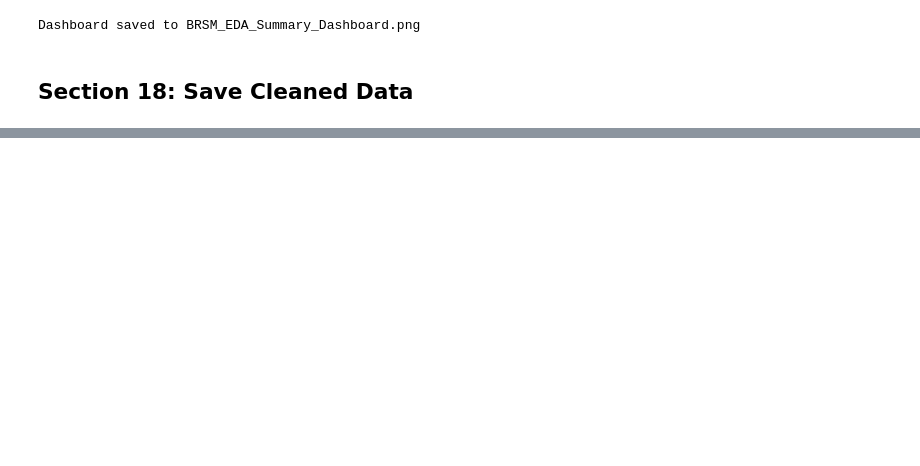
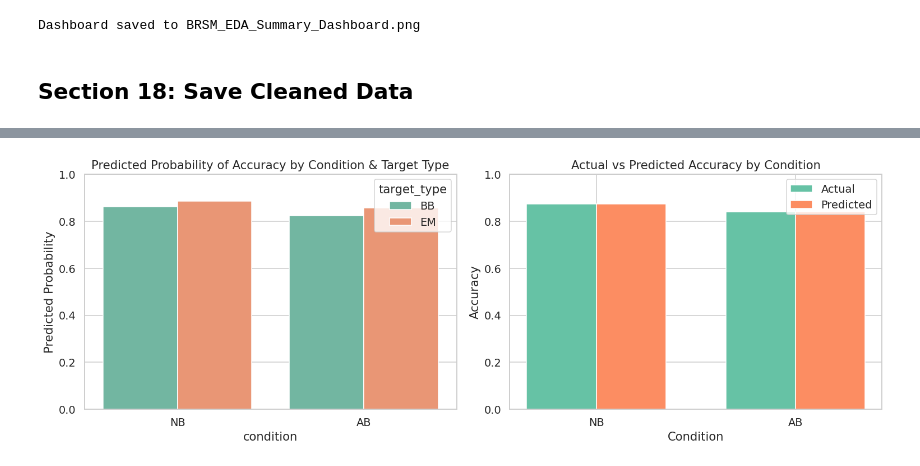
Before and after one commit to AlooKaLaddoo/Break-Fast_BRSM_Project, a Jupyter notebook: BRSM_EDA.ipynb, the cells around one changed output, grey strips where cells are left out. Saved outputs shown, nothing was run; the diff lists cells and outputs as text; code cells hidden in the pictures; blank space fills up the shorter version.

```diff
--- a/BRSM_EDA.ipynb
+++ b/BRSM_EDA.ipynb
@@ -1893,0 +2064,97 @@ All outputs saved to: d:\BRED\Break-Fast_BRSM_Project\BRSM_cleaned_outputs
+# %%
+import statsmodels.api as sm
+import statsmodels.formula.api as smf
+from scipy import stats
+
+# Prepare TRIALS_CLEAN if not already defined (using TRIALS as base)
+if 'TRIALS_CLEAN' not in locals():
+    print("Creating TRIALS_CLEAN from TRIALS...")
+    TRIALS_CLEAN = TRIALS.dropna(subset=['accuracy', 'rt', 'confidence']).copy()
+    TRIALS_CLEAN = TRIALS_CLEAN.drop_duplicates(subset=['subject_id', 'movie_id'], keep='first')
+    print(f"TRIALS_CLEAN shape: {TRIALS_CLEAN.shape}")
+
+# Prepare the data for the GLM model
+glm_data = TRIALS_CLEAN.copy()
+
+# Ensure 'condition' and 'target_type' are treated as categorical
+glm_data['condition'] = glm_data['condition'].astype('category')
+glm_data['target_type'] = glm_data['target_type'].astype('category')
+
+# Set reference categories for interpretation
+glm_data['condition'] = glm_data['condition'].cat.reorder_categories(['NB', 'AB'])  # NB as reference
+glm_data['target_type'] = glm_data['target_type'].cat.reorder_categories(['BB', 'EM'])  # BB as reference
+
+# ── Generalized Linear Model: Logistic Regression ────────────────────────────
+# Predicting accuracy (binary: correct=1, incorrect=0) based on condition, stimulus type, and their interaction
+formula = "accuracy ~ C(condition) * C(target_type)"
+
+# Fit as logistic regression (GLM with Binomial family)
+glm_model = smf.logit(formula=formula, data=glm_data).fit()
+
+print("=" * 80)
+print("GENERALIZED LINEAR MODEL (LOGISTIC REGRESSION)")
+print("=" * 80)
+print(glm_model.summary())
+
+# ── Model Statistics ────────────────────────────────────────────────────────
+print("\n" + "=" * 80)
+print("MODEL STATISTICS")
+print("=" * 80)
+print(f"Pseudo R-squared (McFadden): {glm_model.prsquared:.4f}")
+print(f"Log-Likelihood: {glm_model.llf:.2f}")
+print(f"AIC: {glm_model.aic:.2f}")
+print(f"BIC: {glm_model.bic:.2f}")
+
+# ── Odds Ratios ────────────────────────────────────────────────────────────
+print("\n" + "=" * 80)
+print("ODDS RATIOS (Exponentiated Coefficients)")
+print("=" * 80)
+odds_ratios = np.exp(glm_model.params)
+conf_int = np.exp(glm_model.conf_int())
+odds_summary = pd.DataFrame({
+    'Odds Ratio': odds_ratios,
+    'Lower CI': conf_int[0],
+    'Upper CI': conf_int[1]
+})
+print(odds_summary.round(4))
+
+# ── Predictions and Model Performance ────────────────────────────────────────
+glm_data['predicted_prob'] = glm_model.predict(glm_data)
+glm_data['predicted_accuracy'] = (glm_data['predicted_prob'] >= 0.5).astype(int)
+
+# Calculate accuracy of predictions
+model_accuracy = (glm_data['predicted_accuracy'] == glm_data['accuracy']).mean()
+print(f"\nModel Prediction Accuracy: {model_accuracy:.4f}")
+
+# ── Visualization of Model Predictions ────────────────────────────────────────
+fig, axes = plt.subplots(1, 2, figsize=(14, 5))
+
+# Plot 1: Predicted Probabilities by Condition and Target Type
+pred_data = glm_data.groupby(['condition', 'target_type'])['predicted_prob'].mean().reset_index()
+sns.barplot(x='condition', y='predicted_prob', hue='target_type', data=pred_data, ax=axes[0])
+axes[0].set_title('Predicted Probability of Accuracy by Condition & Target Type')
+axes[0].set_ylabel('Predicted Probability')
+axes[0].set_ylim([0, 1])
+
+# Plot 2: Actual vs Predicted by Condition
+actual_vs_pred = glm_data.groupby('condition').agg(
+    actual_accuracy = ('accuracy', 'mean'),
+    predicted_accuracy = ('predicted_prob', 'mean')
+).reset_index()
+x = np.arange(len(actual_vs_pred))
+width = 0.35
+axes[1].bar(x - width/2, actual_vs_pred['actual_accuracy'], width, label='Actual')
+axes[1].bar(x + width/2, actual_vs_pred['predicted_accuracy'], width, label='Predicted')
+axes[1].set_xlabel('Condition')
+axes[1].set_ylabel('Accuracy')
+axes[1].set_title('Actual vs Predicted Accuracy by Condition')
+axes[1].set_xticks(x)
+axes[1].set_xticklabels(actual_vs_pred['condition'])
+axes[1].legend()
+axes[1].set_ylim([0, 1])
+
+plt.tight_layout()
+plt.show()
+
+print("\nGLM analysis complete!")
+# %% [output]
@@ -1893,0 +2178 @@ All outputs saved to: d:\BRED\Break-Fast_BRSM_Project\BRSM_cleaned_outputs
+[figure, added]
```
Also changed, not shown: parts of 28 cells of this notebook, 6 other files.
